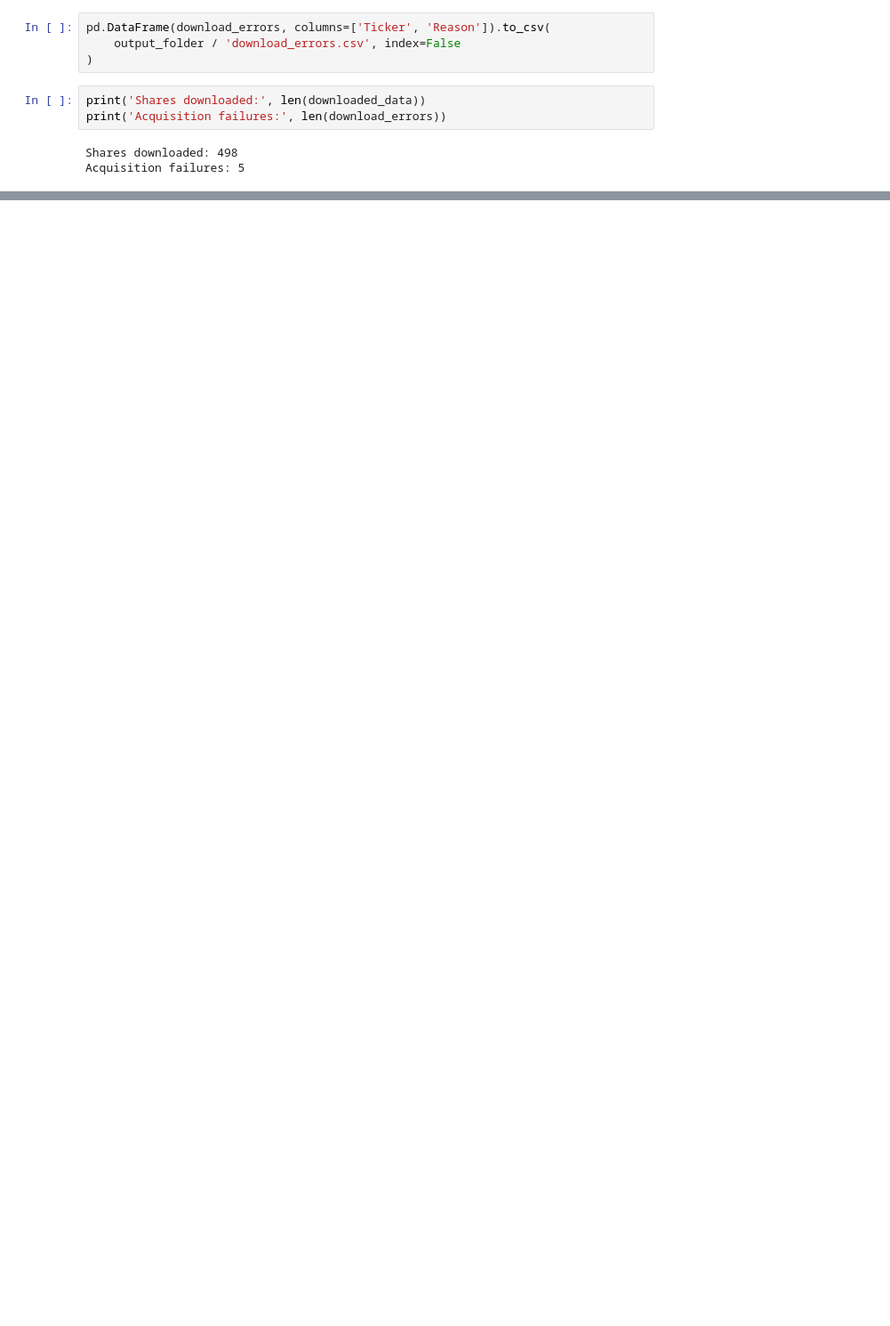
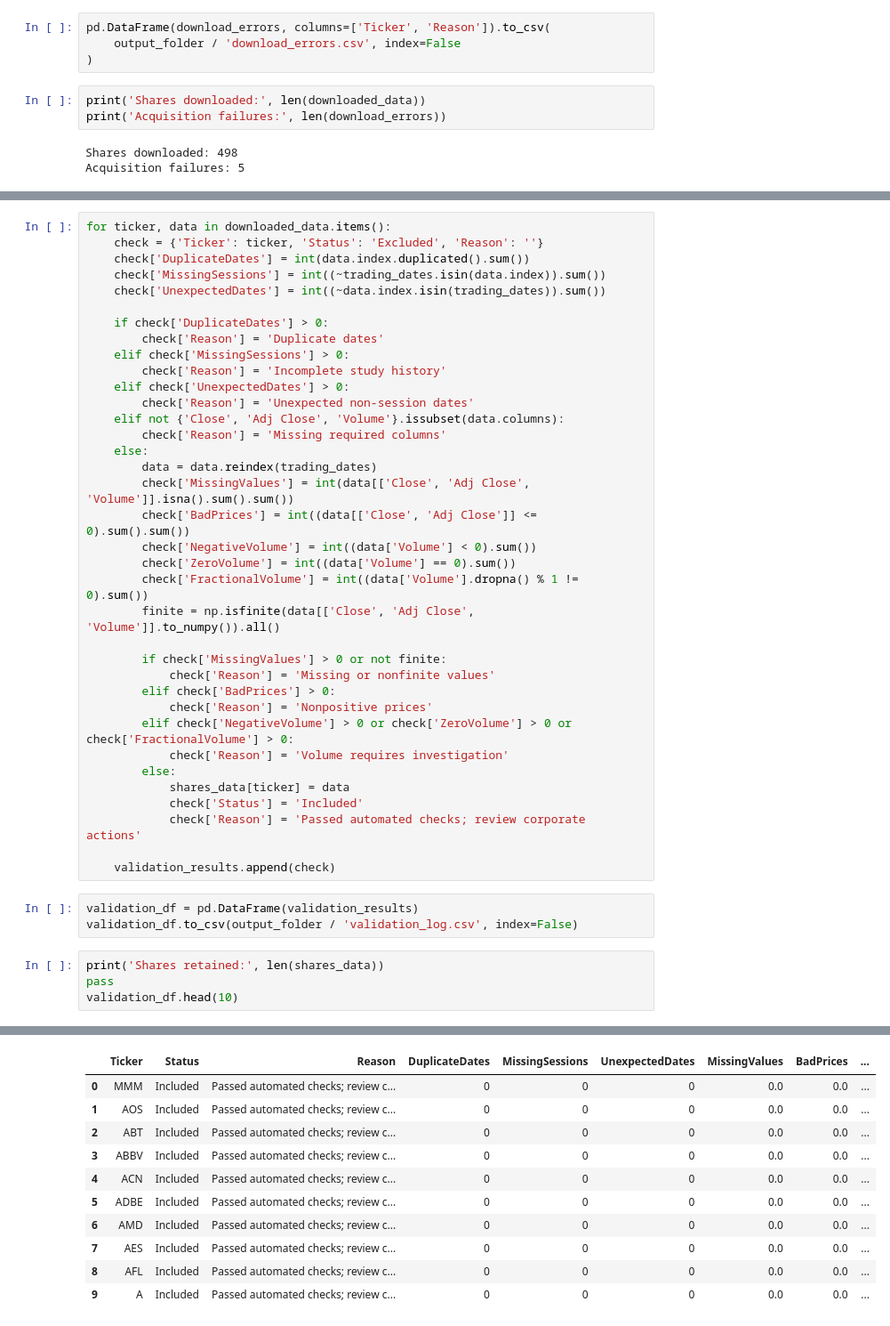
Before and after one commit to iffathsaleem/RFM-Market-Analysis-Stock-Segmentation., a Jupyter notebook: Market_Analysis_and_Stock_Segmentation_Using_RFM_CW.ipynb, the cells around one changed output, grey strips where cells are left out. Shown at 89% size. Saved outputs shown, nothing was run; the diff lists cells and outputs as text; blank space fills up the shorter version.

```diff
--- a/Market_Analysis_and_Stock_Segmentation_Using_RFM_CW.ipynb
+++ b/Market_Analysis_and_Stock_Segmentation_Using_RFM_CW.ipynb
@@ -174,0 +236,44 @@ Acquisition failures: 5
+# %%
+for ticker, data in downloaded_data.items():
+    check = {'Ticker': ticker, 'Status': 'Excluded', 'Reason': ''}
+    check['DuplicateDates'] = int(data.index.duplicated().sum())
+    check['MissingSessions'] = int((~trading_dates.isin(data.index)).sum())
+    check['UnexpectedDates'] = int((~data.index.isin(trading_dates)).sum())
+
+    if check['DuplicateDates'] > 0:
+        check['Reason'] = 'Duplicate dates'
+    elif check['MissingSessions'] > 0:
+        check['Reason'] = 'Incomplete study history'
+    elif check['UnexpectedDates'] > 0:
+        check['Reason'] = 'Unexpected non-session dates'
+    elif not {'Close', 'Adj Close', 'Volume'}.issubset(data.columns):
+        check['Reason'] = 'Missing required columns'
+    else:
+        data = data.reindex(trading_dates)
+        check['MissingValues'] = int(data[['Close', 'Adj Close', 'Volume']].isna().sum().sum())
+        check['BadPrices'] = int((data[['Close', 'Adj Close']] <= 0).sum().sum())
+        check['NegativeVolume'] = int((data['Volume'] < 0).sum())
+        check['ZeroVolume'] = int((data['Volume'] == 0).sum())
+        check['FractionalVolume'] = int((data['Volume'].dropna() % 1 != 0).sum())
+        finite = np.isfinite(data[['Close', 'Adj Close', 'Volume']].to_numpy()).all()
+
+        if check['MissingValues'] > 0 or not finite:
+            check['Reason'] = 'Missing or nonfinite values'
+        elif check['BadPrices'] > 0:
+            check['Reason'] = 'Nonpositive prices'
+        elif check['NegativeVolume'] > 0 or check['ZeroVolume'] > 0 or check['FractionalVolume'] > 0:
+            check['Reason'] = 'Volume requires investigation'
+        else:
+            shares_data[ticker] = data
+            check['Status'] = 'Included'
+            check['Reason'] = 'Passed automated checks; review corporate actions'
+
+    validation_results.append(check)
+# %%
+validation_df = pd.DataFrame(validation_results)
+validation_df.to_csv(output_folder / 'validation_log.csv', index=False)
+# %%
+print('Shares retained:', len(shares_data))
+pass
+validation_df.head(10)
+# %% [output]
@@ -174,0 +281,11 @@ Acquisition failures: 5
+|  | Ticker | Status | Reason | DuplicateDates | MissingSessions | UnexpectedDates | MissingValues | BadPrices | ... |
+| 0 | MMM | Included | Passed automated checks; review c... | 0 | 0 | 0 | 0.0 | 0.0 | ... |
+| 1 | AOS | Included | Passed automated checks; review c... | 0 | 0 | 0 | 0.0 | 0.0 | ... |
+| 2 | ABT | Included | Passed automated checks; review c... | 0 | 0 | 0 | 0.0 | 0.0 | ... |
+| 3 | ABBV | Included | Passed automated checks; review c... | 0 | 0 | 0 | 0.0 | 0.0 | ... |
+| 4 | ACN | Included | Passed automated checks; review c... | 0 | 0 | 0 | 0.0 | 0.0 | ... |
+| 5 | ADBE | Included | Passed automated checks; review c... | 0 | 0 | 0 | 0.0 | 0.0 | ... |
+| 6 | AMD | Included | Passed automated checks; review c... | 0 | 0 | 0 | 0.0 | 0.0 | ... |
+| 7 | AES | Included | Passed automated checks; review c... | 0 | 0 | 0 | 0.0 | 0.0 | ... |
+| 8 | AFL | Included | Passed automated checks; review c... | 0 | 0 | 0 | 0.0 | 0.0 | ... |
+| 9 | A | Included | Passed automated checks; review c... | 0 | 0 | 0 | 0.0 | 0.0 | ... |
```
Also changed, not shown: parts of 31 cells of this notebook.
